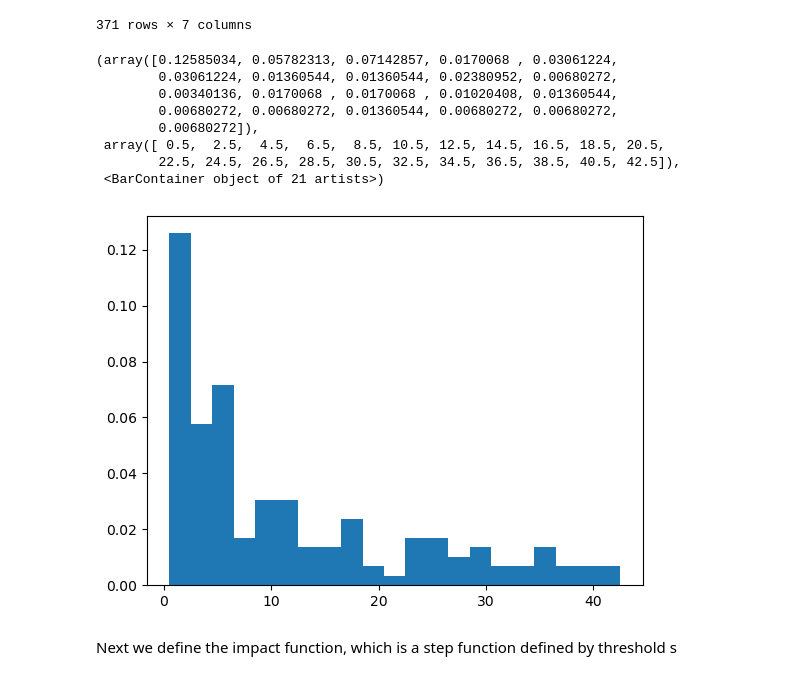
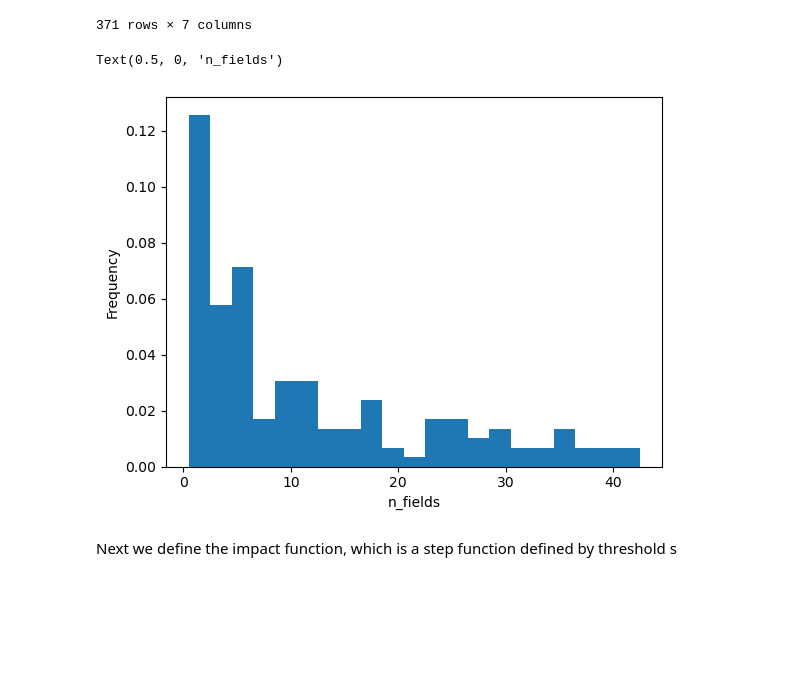
Before and after one commit to CLIMADA-project/climada_papers, a Jupyter notebook: 202403_crop_hail_damage_footprint/run_damage_footprint_model.ipynb, the cells around one changed output. Drawn from its saved outputs; the diff is of its cells as text; code cells hidden in the pictures; blank space fills up the shorter version.

Commit message:
change figures 3 and 4

```diff
--- a/202403_crop_hail_damage_footprint/run_damage_footprint_model.ipynb
+++ b/202403_crop_hail_damage_footprint/run_damage_footprint_model.ipynb
@@ -72,4 +72,5 @@ Next, we read the gridded exposure data from the Climada Data-API. For that, we
 exposure = client.get_exposures('crops', properties={'res_km': f'{resolution}', 'crop': croptype})
 
 exposure.gdf['value'][exposure.gdf['n_fields']<n_thresh]=0
+exposure.value_unit='yes (1) no (0)'
 # %% [output]
@@ -101,17 +102,12 @@ exposure.gdf
 371 rows × 7 columns
 # %%
 import matplotlib.pyplot as plt
-plt.hist(exposure.gdf['n_fields'],bins=np.arange(0.5,44,2),density=True)
+#plt.hist(exposure.gdf['n_fields'],bins=np.arange(0.5,44,2),density=True,xlabel='n')
+exposure.gdf.plot.hist(column='n_fields',bins=np.arange(0.5,44,2),density=True,legend=False)
+plt.xlabel('n_fields')
 # %% [output]
-(array([0.12585034, 0.05782313, 0.07142857, 0.0170068 , 0.03061224,
-        0.03061224, 0.01360544, 0.01360544, 0.02380952, 0.00680272,
-        0.00340136, 0.0170068 , 0.0170068 , 0.01020408, 0.01360544,
-        0.00680272, 0.00680272, 0.01360544, 0.00680272, 0.00680272,
-        0.00680272]),
- array([ 0.5,  2.5,  4.5,  6.5,  8.5, 10.5, 12.5, 14.5, 16.5, 18.5, 20.5,
-        22.5, 24.5, 26.5, 28.5, 30.5, 32.5, 34.5, 36.5, 38.5, 40.5, 42.5]),
- <BarContainer object of 21 artists>)
+Text(0.5, 0, 'n_fields')
-[figure, old version]
+[figure, new version]
 # %% [markdown]
 Next we define the impact function, which is a step function defined by threshold s
 # %%
```
Also changed, not shown: parts of 7 cells of this notebook, 2 other files.
